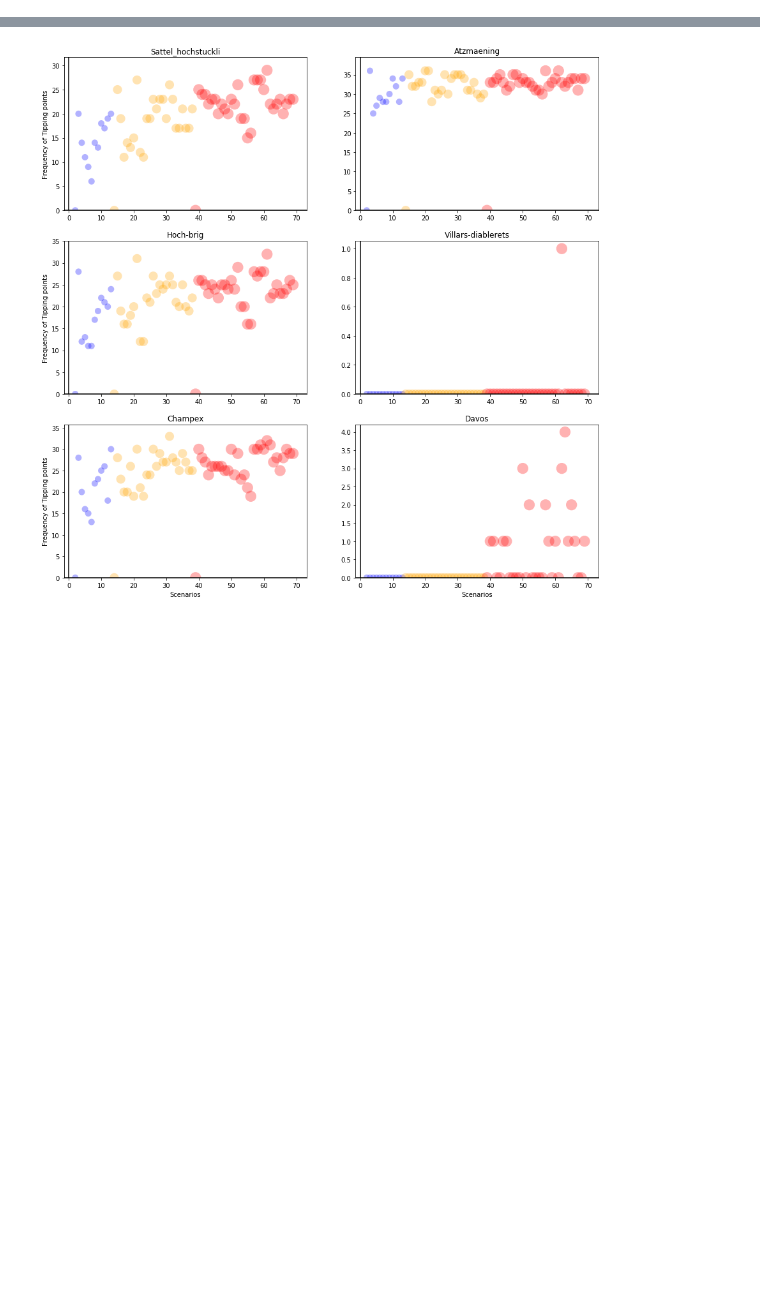
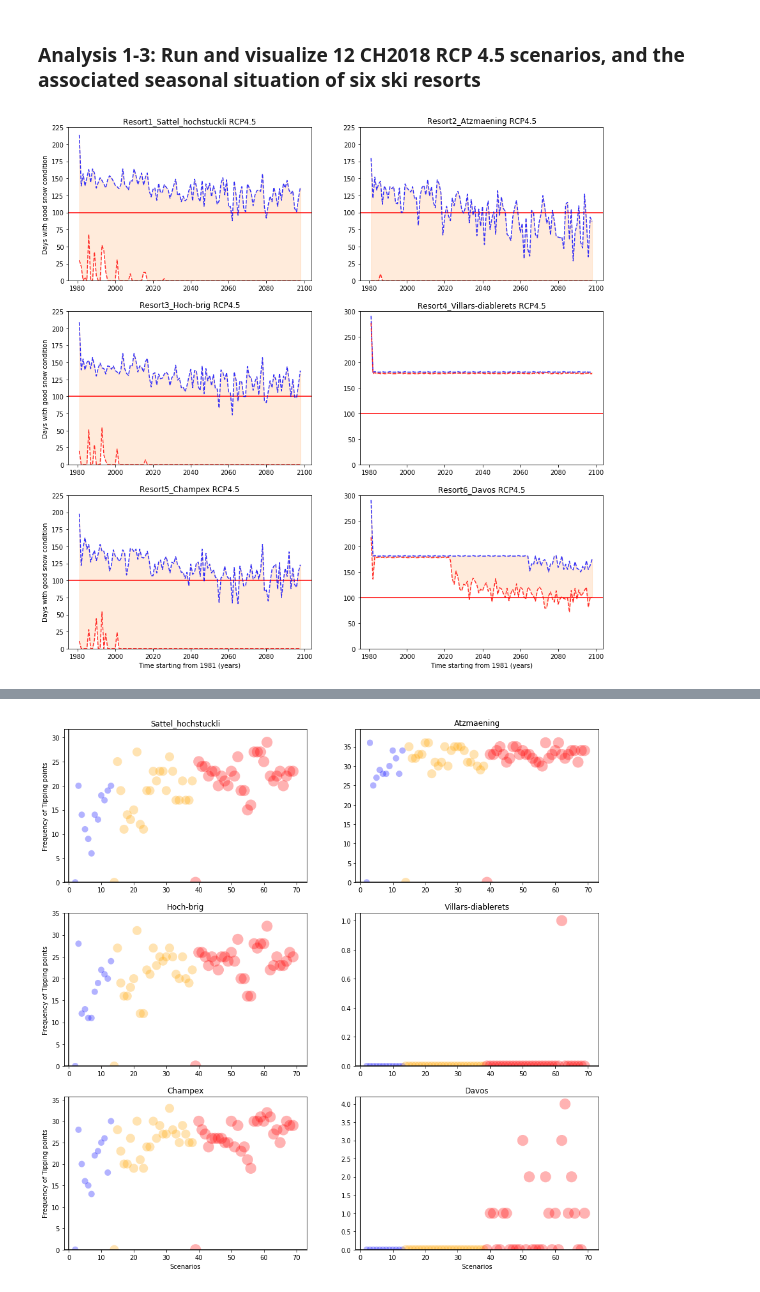
Before and after one commit to saeedashraf/Snow-Ski-Resort-DMDU, a Jupyter notebook: snowModel2_Visualization.ipynb, the cells around one changed output, grey strips where cells are left out. Cells and saved outputs as stored; diff of their text form; code cells hidden in the pictures; blank space fills up the shorter version.

```diff
--- a/snowModel2_Visualization.ipynb
+++ b/snowModel2_Visualization.ipynb
@@ -57,0 +173,23 @@ plt.show()
+# %% [markdown]
+### Analysis 1-3: Run and visualize 12 CH2018 RCP 4.5 scenarios, and the associated  seasonal situation of six ski resorts
+# %%
+#fig, (ax1 , ax2) = plt.subplots(1, 2)
+m = 3
+n = 2
+fig, axs = plt.subplots(m, n, figsize=(15,15))
+y = 118
+#x_axis = np.arange(y)
+x_axis = np.arange(1981, 2099, step=1)
+#plt.style.use('seaborn')
+
+RCP ="RCP4.5"
+generate_plot_max_min(df1RCP45, 0,0,0,225, 'Resort1_Sattel_hochstuckli {}'.format(RCP),"","Days with good snow condition")
+generate_plot_max_min(df2RCP45, 0,1,0,225, 'Resort2_Atzmaening {}'.format(RCP),"","")
+generate_plot_max_min(df3RCP45, 1,0,0,225, 'Resort3_Hoch-brig {}'.format(RCP),"","Days with good snow condition")
+generate_plot_max_min(df4RCP45, 1,1,0,300, 'Resort4_Villars-diablerets {}'.format(RCP),"","")
+generate_plot_max_min(df5RCP45, 2,0,0,225, 'Resort5_Champex {}'.format(RCP),"Time starting from 1981 (years)","Days with good snow condition")
+generate_plot_max_min(df6RCP45, 2,1,0,300, 'Resort6_Davos {}'.format(RCP),"Time starting from 1981 (years)","")
+
+plt.show()
+# %% [output]
+[figure, added]
```
Also changed, not shown: parts of 33 cells of this notebook, 57 other files.
